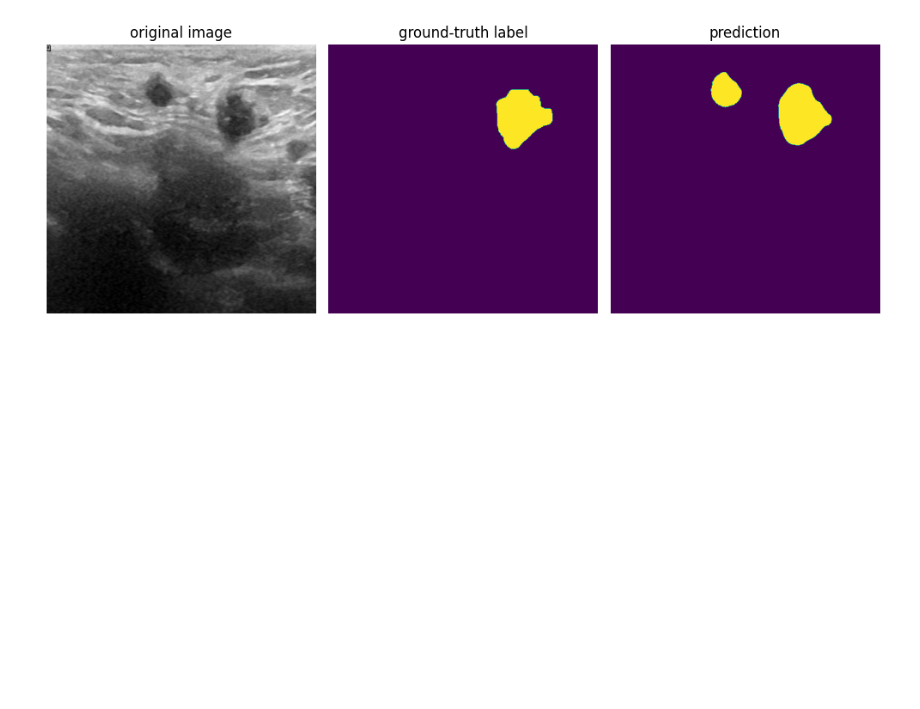
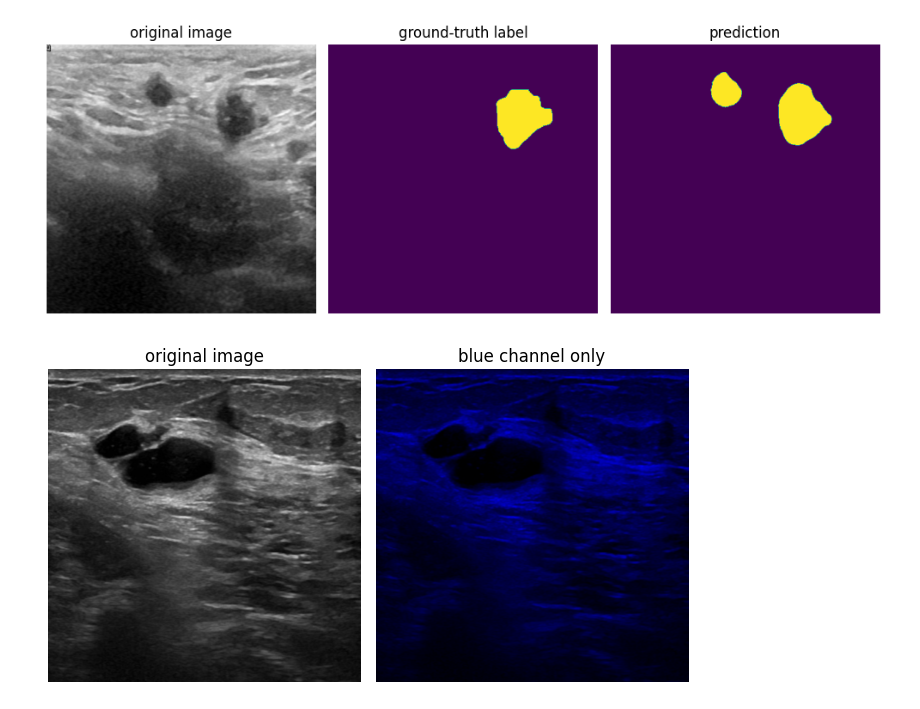
Before and after one commit to FlorinAndrei/segmentation_click_train, a Jupyter notebook: article.ipynb, the cells around one changed output. Cells and saved outputs as stored; diff of their text form; code cells hidden in the pictures; blank space fills up the shorter version.

```diff
--- a/article.ipynb
+++ b/article.ipynb
@@ -120,3 +124,21 @@ for j in [726, 822, 1194]:
 [figure]
 [figure]
 [figure]
+# %%
+j = 726
+fig, ax = plt.subplots(nrows=1, ncols=2, figsize=(6.7, 4))
+original = ds_hf[j]["original_image"]
+blue_shift = ds_hf[j]["pixel_values"]
+prediction = predict_one(model_baseline, image).convert("L")
+ax[0].imshow(original)
+ax[0].set_axis_off()
+ax[0].set_title("original image")
+ax[1].imshow(blue_shift)
+ax[1].set_axis_off()
+ax[1].set_title("blue channel only")
+fig_name = "blue_" + str(j) + ".png"
+fig.tight_layout()
+fig.savefig(fig_name, bbox_inches="tight")
+fig.show()
+# %% [output]
+[figure, added]
```
Also changed, not shown: parts of 3 cells of this notebook, 9 other files.
